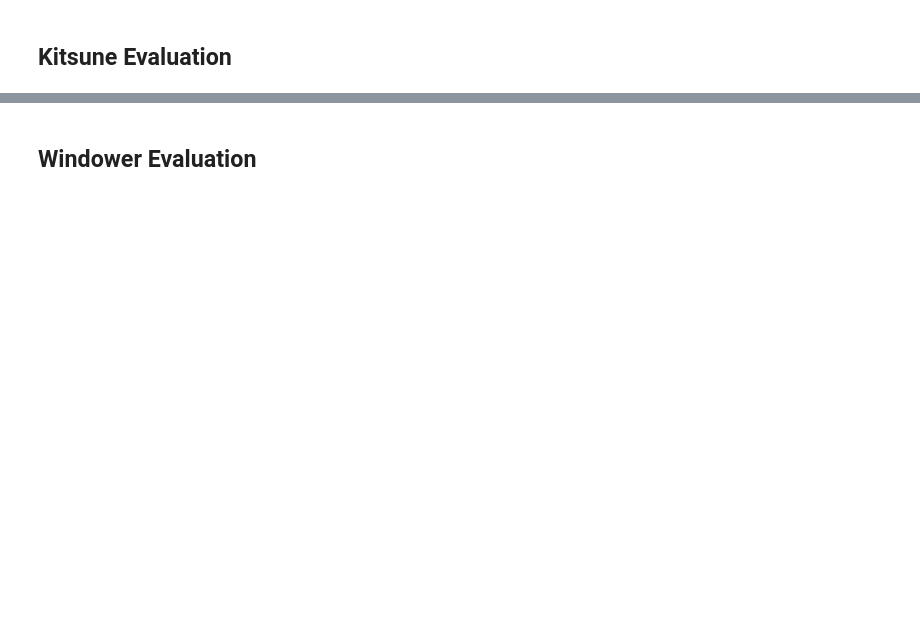
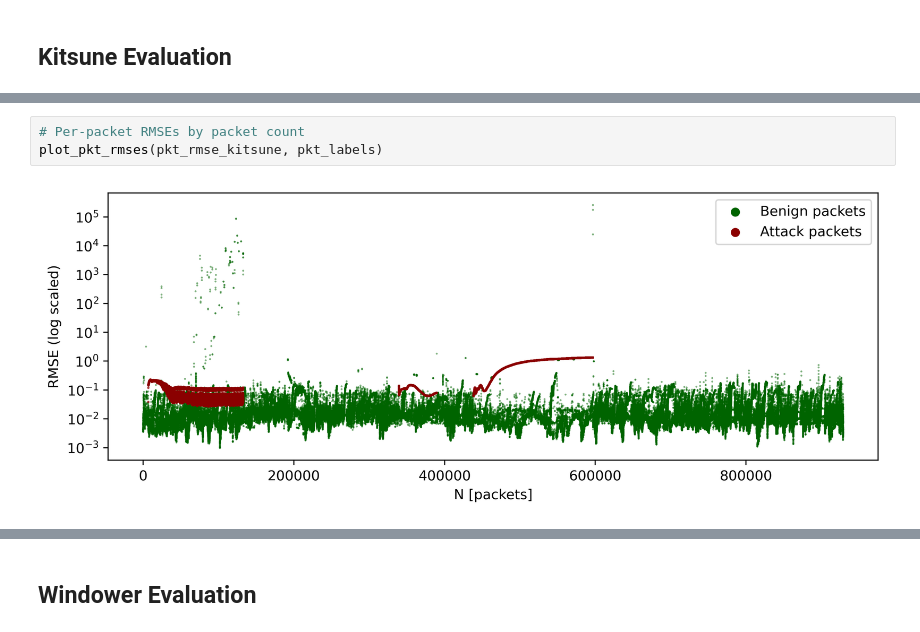
Before and after one commit to xGoldy/Windower, a Jupyter notebook: examples/03_perf_comparison.ipynb, the cells around one changed output, grey strips where cells are left out. Cells and saved outputs as stored; diff of their text form; blank space fills up the shorter version.

```diff
--- a/examples/03_perf_comparison.ipynb
+++ b/examples/03_perf_comparison.ipynb
@@ -23,0 +134,5 @@ Details about the evaluation will be added soon.
+# %%
+# Per-packet RMSEs by packet count
+plot_pkt_rmses(pkt_rmse_kitsune, pkt_labels)
+# %% [output]
+[figure, added]
```
Also changed, not shown: parts of 17 cells of this notebook, 1 other file.
